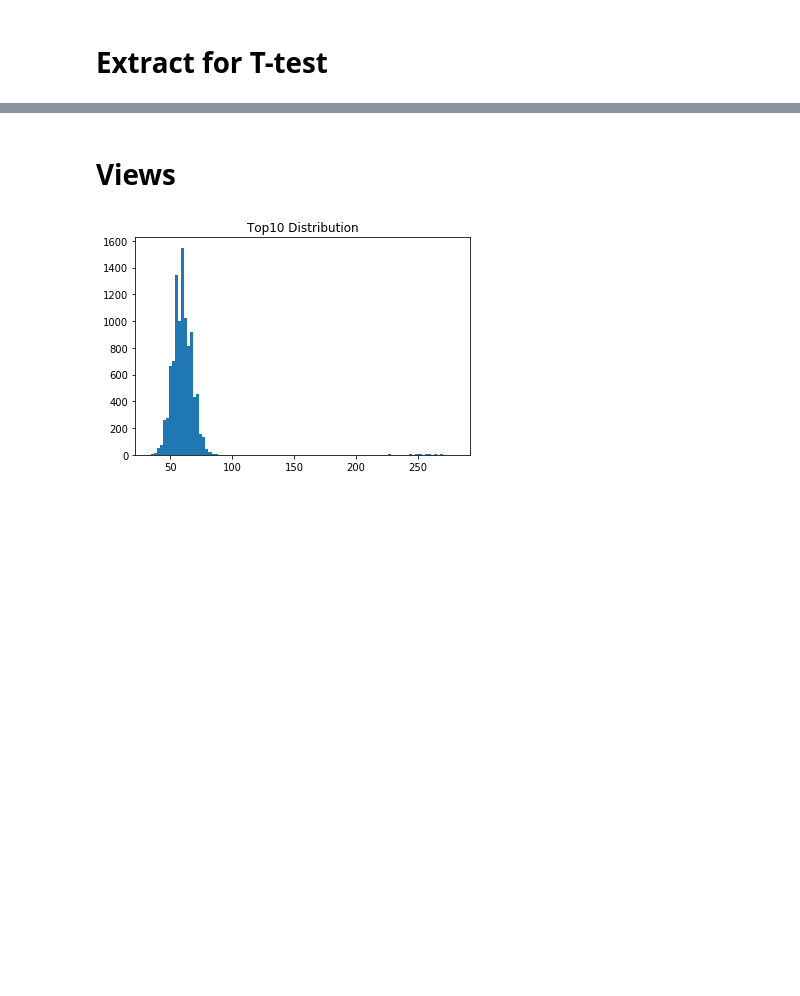
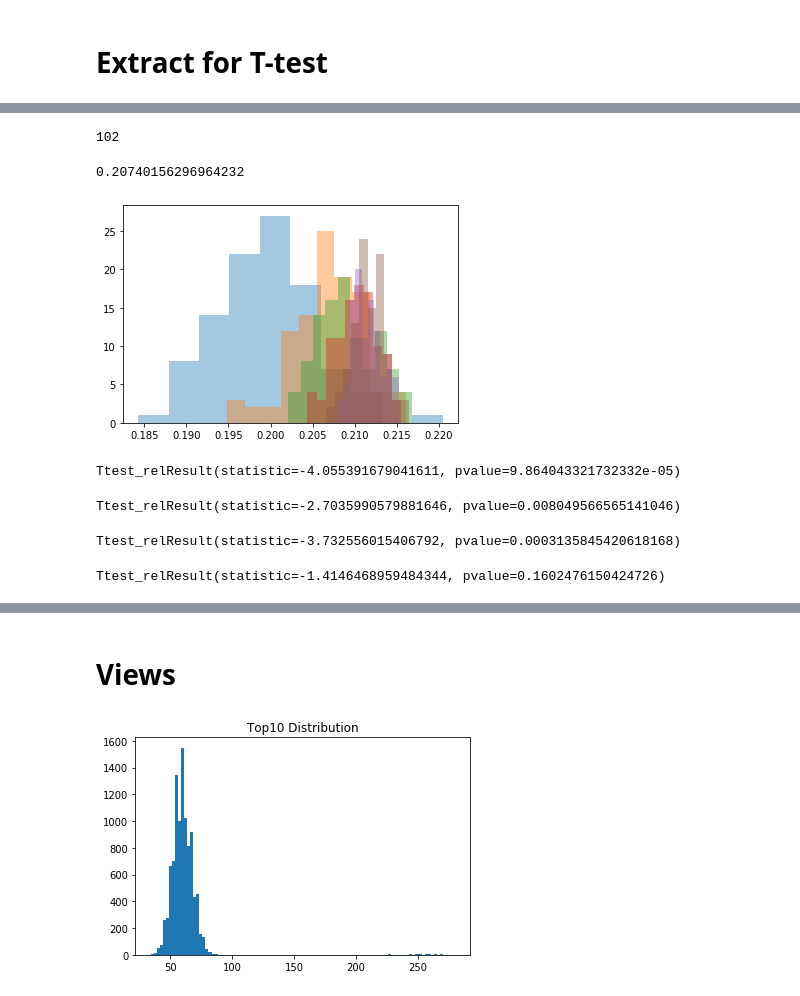
Before and after one commit to Andrelhu/Diversity-on-RecSys, a Jupyter notebook: Statistical Tests for Simulation Results.ipynb, the cells around one changed output, grey strips where cells are left out. Drawn from its saved outputs; the diff is of its cells as text; code cells hidden in the pictures; blank space fills up the shorter version.

```diff
--- a/Statistical Tests for Simulation Results.ipynb
+++ b/Statistical Tests for Simulation Results.ipynb
@@ -51,0 +45,11 @@ def clean_values(values):
+# %%
+len(df00.values)
+# %% [output]
+102
+# %%
+a = [float(len(i)) for i in df00[0]]
+# %%
+c,bins,gini = G(np.array(a))
+gini
+# %% [output]
+0.20740156296964232
@@ -51,0 +179,5 @@ def clean_values(values):
+# %%
+for i in [df00,df11,df22,df33,df44,df55]:
+    plt.hist(get_gini(i),alpha=0.4,bins=10)
+# %% [output]
+[figure, added]
@@ -51,0 +190,16 @@ def clean_values(values):
+# %%
+scipy.stats.ttest_rel(g1,g2)
+# %% [output]
+Ttest_relResult(statistic=-4.055391679041611, pvalue=9.864043321732332e-05)
+# %%
+scipy.stats.ttest_rel(g2,g3)
+# %% [output]
+Ttest_relResult(statistic=-2.7035990579881646, pvalue=0.008049566565141046)
+# %%
+scipy.stats.ttest_rel(g3,g4)
+# %% [output]
+Ttest_relResult(statistic=-3.732556015406792, pvalue=0.0003135845420618168)
+# %%
+scipy.stats.ttest_rel(g4,g5)
+# %% [output]
+Ttest_relResult(statistic=-1.4146468959484344, pvalue=0.1602476150424726)
```
Also changed, not shown: parts of 25 cells of this notebook, 2 other files.
